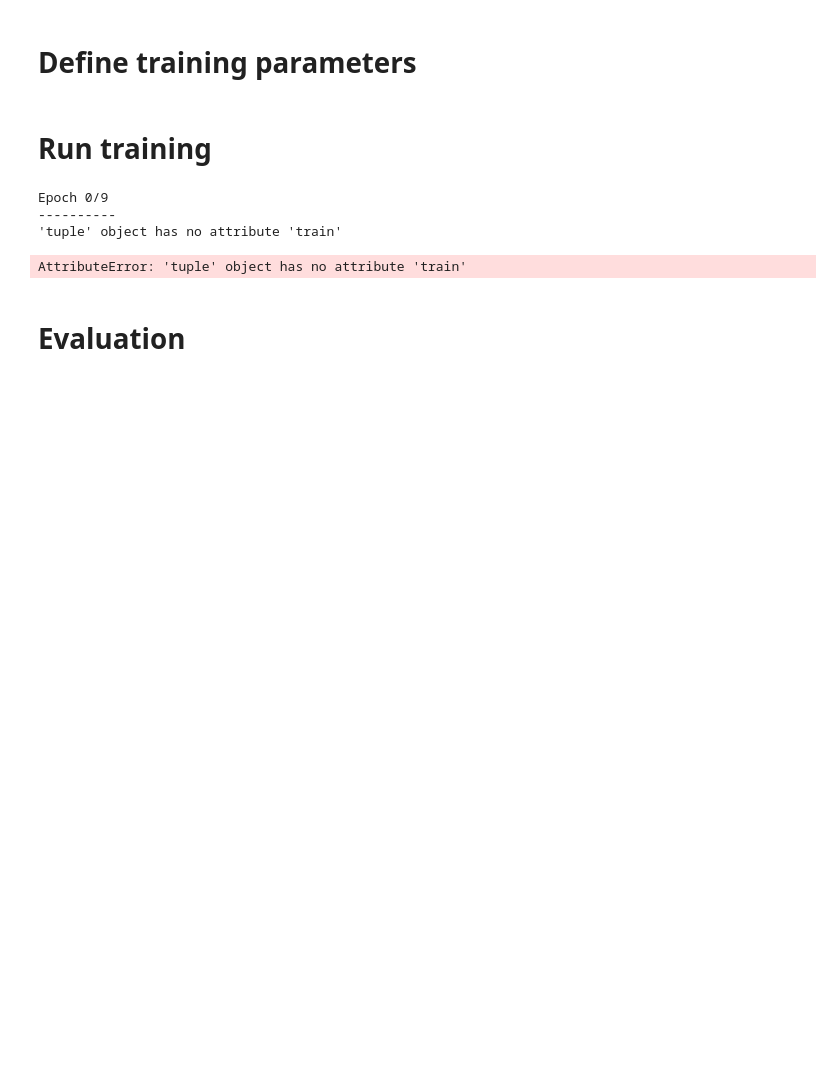
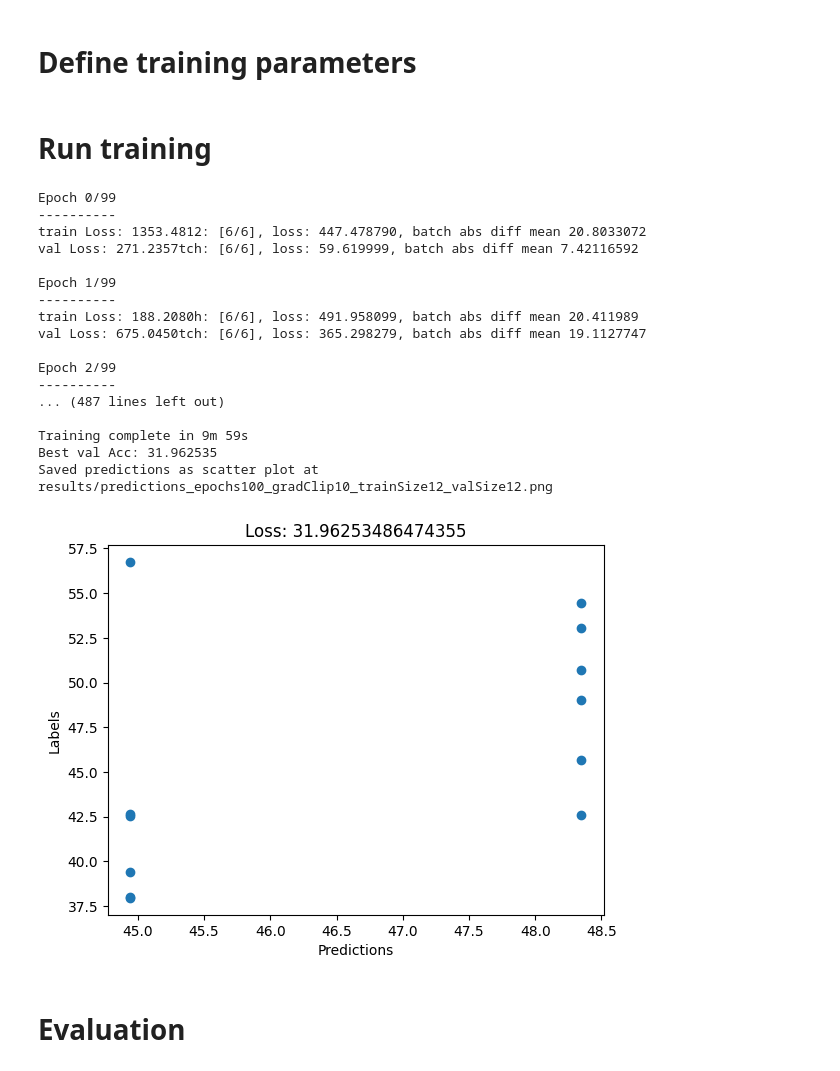
Before and after one commit to tfiedlerdev/pretraining-aware-hotprot, a Jupyter notebook: train.ipynb, the cells around one changed output. Saved outputs shown, nothing was run; the diff lists cells and outputs as text; code cells hidden in the pictures; blank space fills up the shorter version.

```diff
--- a/train.ipynb
+++ b/train.ipynb
@@ -77,17 +77,31 @@ exp_lr_scheduler = lr_scheduler.StepLR(optimizer_ft, step_size=7, gamma=0.1)
 # %%
 try:
     model, best_epoch_loss = train_model(model, criterion, exp_lr_scheduler, dataloaders=dataloaders, dataset_sizes=dataset_sizes, use_wandb=False,
-                        num_epochs=10, prepare_labels = lambda x: x.to("cuda:1"))
+                        num_epochs=100, prepare_labels = lambda x: x.to("cuda:1"))
 except Exception as e:
     print(e)
     if not telegramBot.enabled:
         raise e
     telegramBot.send_telegram(f"Training failed with error message: {str(e)}")
 # %% [output]
-Epoch 0/9
+Epoch 0/99
 ----------
-'tuple' object has no attribute 'train'
+train Loss: 1353.4812: [6/6], loss: 447.478790, batch abs diff mean 20.8033072
+val Loss: 271.2357tch: [6/6], loss: 59.619999, batch abs diff mean 7.42116592
+
+Epoch 1/99
+----------
+train Loss: 188.2080h: [6/6], loss: 491.958099, batch abs diff mean 20.411989
+val Loss: 675.0450tch: [6/6], loss: 365.298279, batch abs diff mean 19.1127747
+
+Epoch 2/99
+----------
+... (487 lines left out)
+
+Training complete in 9m 59s
+Best val Acc: 31.962535
+Saved predictions as scatter plot at results/predictions_epochs100_gradClip10_trainSize12_valSize12.png
-AttributeError: 'tuple' object has no attribute 'train'
+[figure, added]
 # %% [markdown]
 # Evaluation
 # %%
```
Also changed, not shown: 1 other file.
